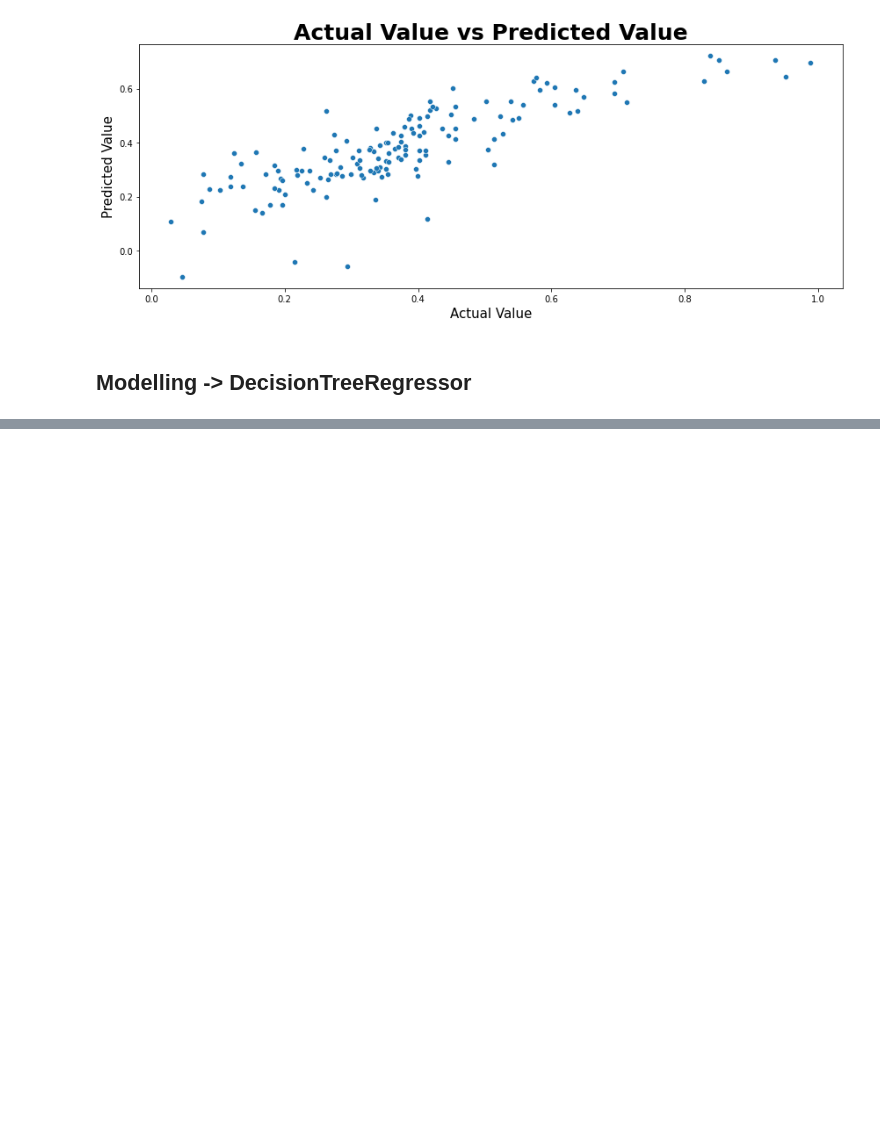
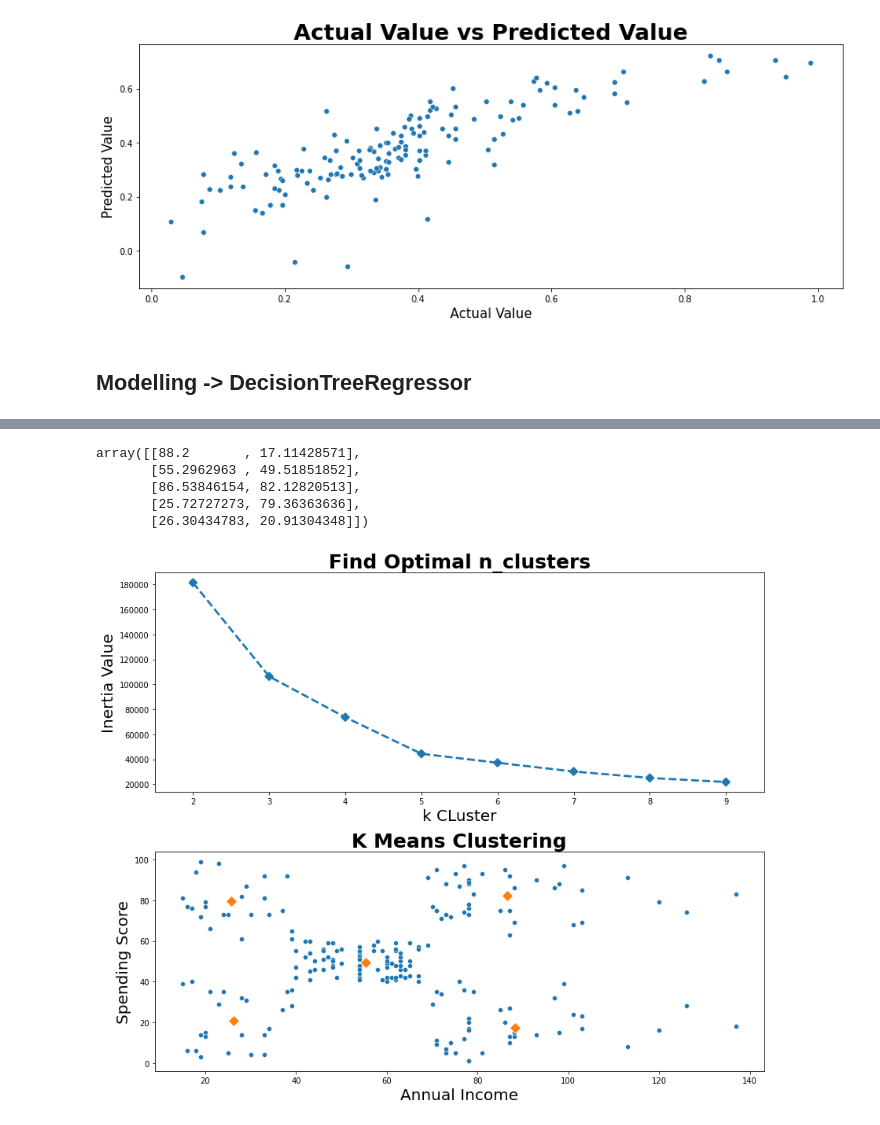
Before and after one commit to UsepSyaikalArifin/Application-File-PT-Bukit-Makmur-Mandiri-Utama-BUMA-, a Jupyter notebook: Kelas Fundamental/Machine Learning With Python for Beginner/Jupyter Notebook/main.ipynb, the cells around one changed output, grey strips where cells are left out. Cells and saved outputs as stored; diff of their text form; code cells hidden in the pictures; blank space fills up the shorter version.

```diff
--- a/Kelas Fundamental/Machine Learning With Python for Beginner/Jupyter Notebook/main.ipynb
+++ b/Kelas Fundamental/Machine Learning With Python for Beginner/Jupyter Notebook/main.ipynb
@@ -656,0 +720,41 @@ Mean Absolute Error = 0.06902121579225298
+# %%
+from sklearn.cluster import KMeans
+import matplotlib.pyplot as plt
+import seaborn as sns
+
+X = dataset[["annual_income","spending_score"]]
+
+inertia = []
+index = []
+for k in range(2, 10):
+    cluster_model = KMeans(n_clusters=k, random_state=0)
+    cluster_model.fit_predict(X)
+    inertia_value = cluster_model.inertia_
+    inertia.append(inertia_value)
+    index.append(k)
+
+cluster_model = KMeans(n_clusters=5, random_state=0)
+cluster_model.fit_predict(X)
+centroids = cluster_model.cluster_centers_
+display(centroids)
+
+color=sns.color_palette("magma")
+fig, axs = plt.subplots(2, 1, figsize=(12, 10))
+sns.pointplot(x=index, y=inertia, ax=axs[0], markers="D", linestyles="--")
+axs[0].set_title("Find Optimal n_clusters", fontsize=25, fontweight="bold")
+axs[0].set_xlabel("k CLuster", fontsize=20)
+axs[0].set_ylabel("Inertia Value", fontsize=20)
+sns.scatterplot(x="annual_income", y="spending_score", data=dataset, ax=axs[1])
+sns.scatterplot(x=centroids[:,0], y=centroids[:,1], ax=axs[1], marker="D", s=100)
+axs[1].set_title("K Means Clustering", fontsize=25, fontweight="bold")
+axs[1].set_xlabel("Annual Income", fontsize=20)
+axs[1].set_ylabel("Spending Score", fontsize=20)
+plt.tight_layout()
+plt.show()
+# %% [output]
+array([[88.2       , 17.11428571],
+       [55.2962963 , 49.51851852],
+       [86.53846154, 82.12820513],
+       [25.72727273, 79.36363636],
+       [26.30434783, 20.91304348]])
+[figure, added]
```
Also changed, not shown: parts of 10 cells of this notebook, 2 other files.
